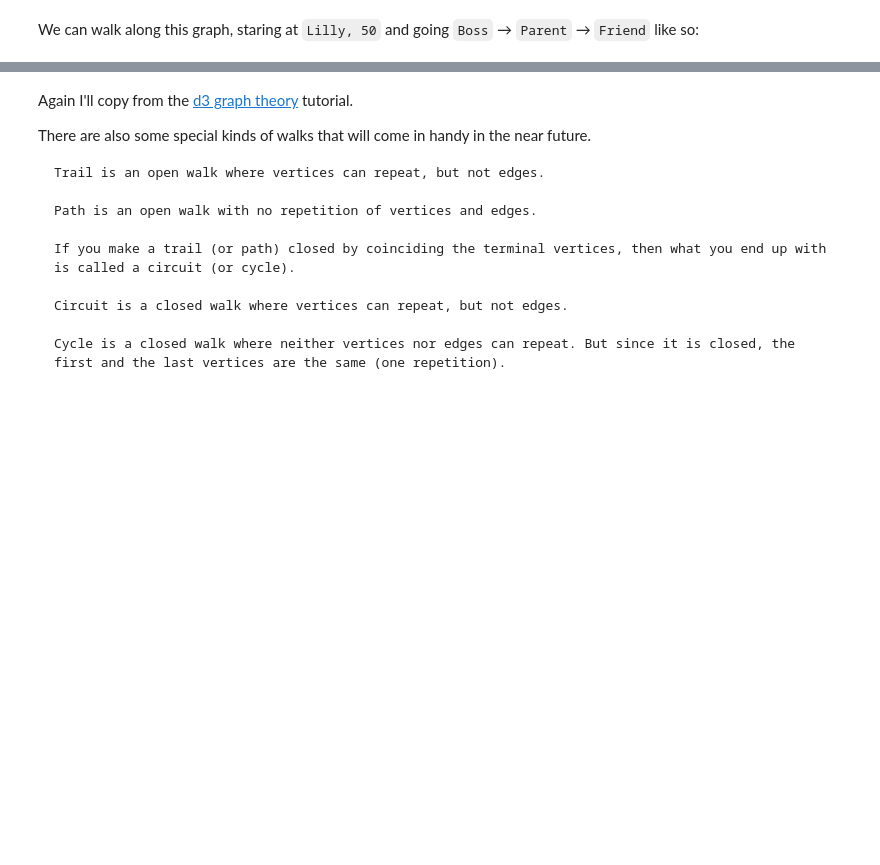
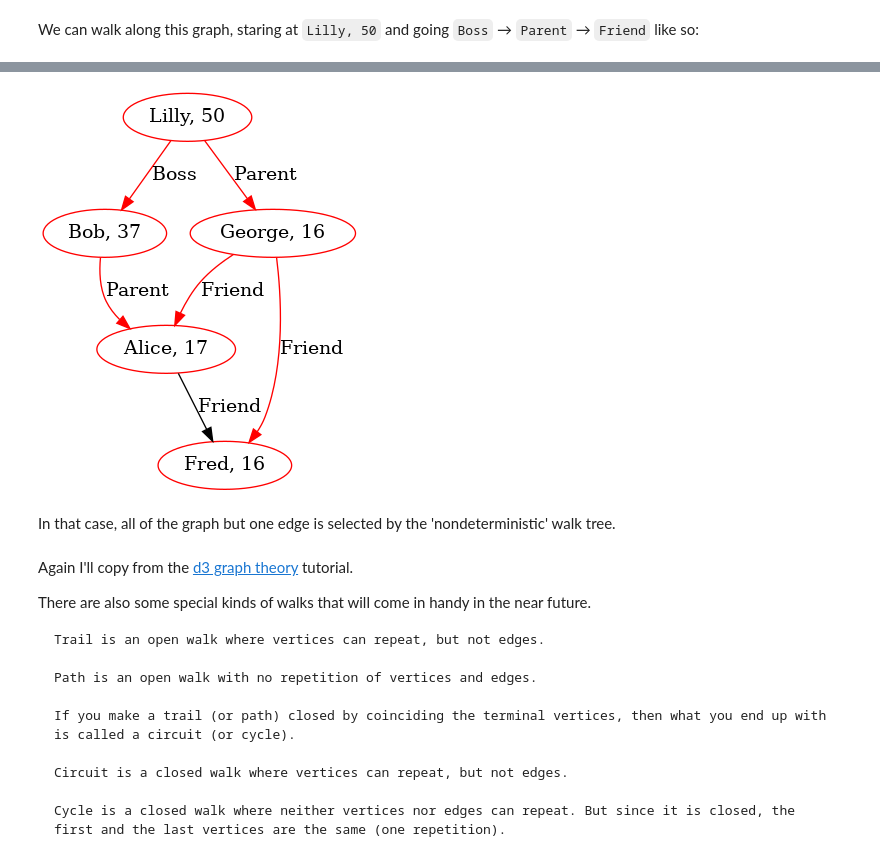
Before and after one commit to timthelion/rust-jupyter, a Jupyter notebook: walk-trees-part2-walks.ipynb, the cells around one changed output, grey strips where cells are left out. Saved outputs shown, nothing was run; the diff lists cells and outputs as text; code cells hidden in the pictures; blank space fills up the shorter version.

Commit message:
Add simple walk tree example

```diff
--- a/walk-trees-part2-walks.ipynb
+++ b/walk-trees-part2-walks.ipynb
@@ -107,3 +173,25 @@ use petgraph_fsm::select::*;
+# %%
+{
+    let mut selection = Selection::new(&sg);
+    let mut nrs = sg.edge_references();
+    selection.select_node(node_index(0));
+    selection.select_edge(nrs.next().unwrap());
+    selection.select_node(node_index(1));
+    selection.select_edge(nrs.next().unwrap());
+    selection.select_node(node_index(2));
+    selection.select_edge(nrs.next().unwrap());
+    selection.select_edge(nrs.next().unwrap());
+    selection.select_node(node_index(3));
+    selection.select_edge(nrs.next().unwrap());
+    nrs.next();
+    selection.select_node(node_index(4));
+    let overlayed_elements = selection.overlayed_elements();
+    selection.draw_overlayed();
+}
+# %% [output]
+[figure, added]
+# %% [markdown]
+In that case, all of the graph but one edge is selected by the 'nondeterministic' walk tree.
 # %% [markdown]
 Again I'll copy from the [d3 graph theory](https://d3gt.com/unit.html?open-vs-closed) tutorial.
 
```
Also changed, not shown: parts of 6 cells of this notebook.
